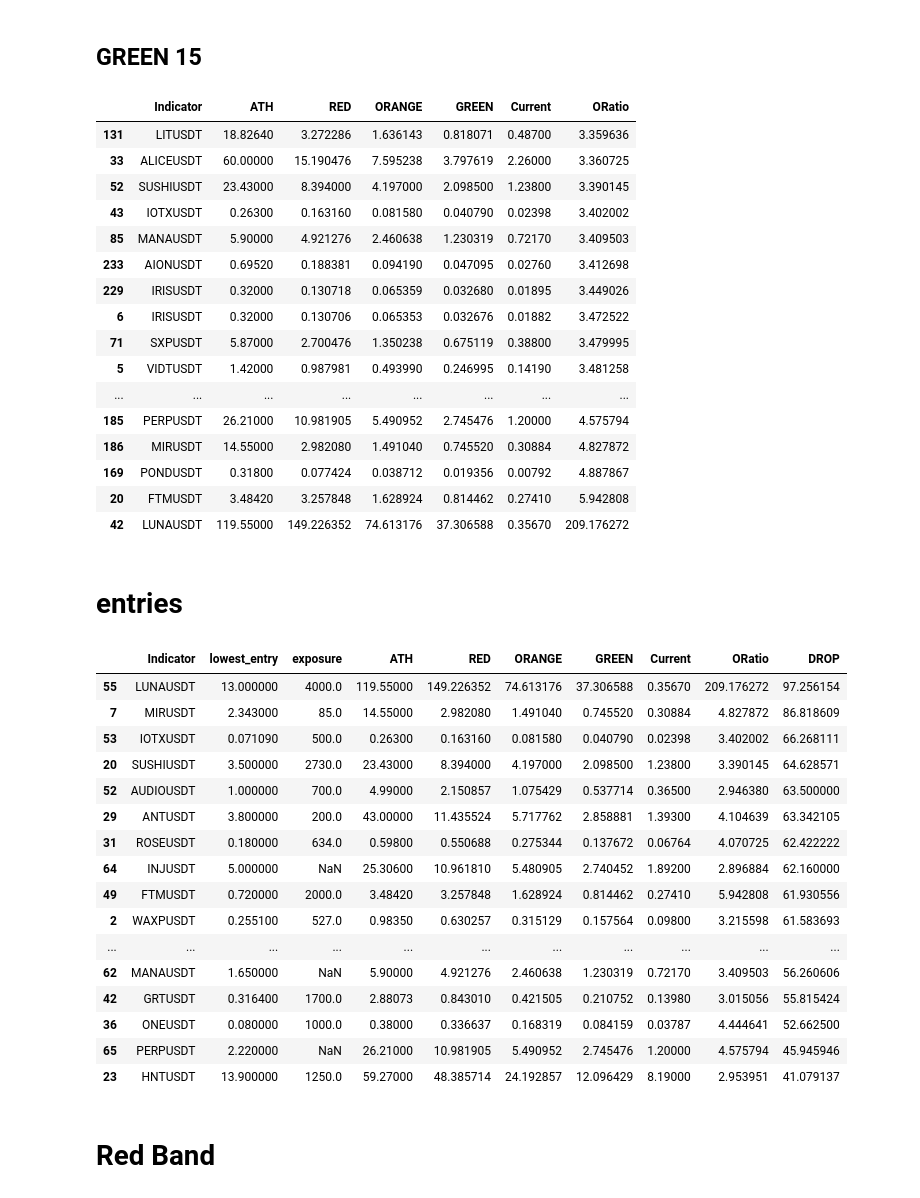
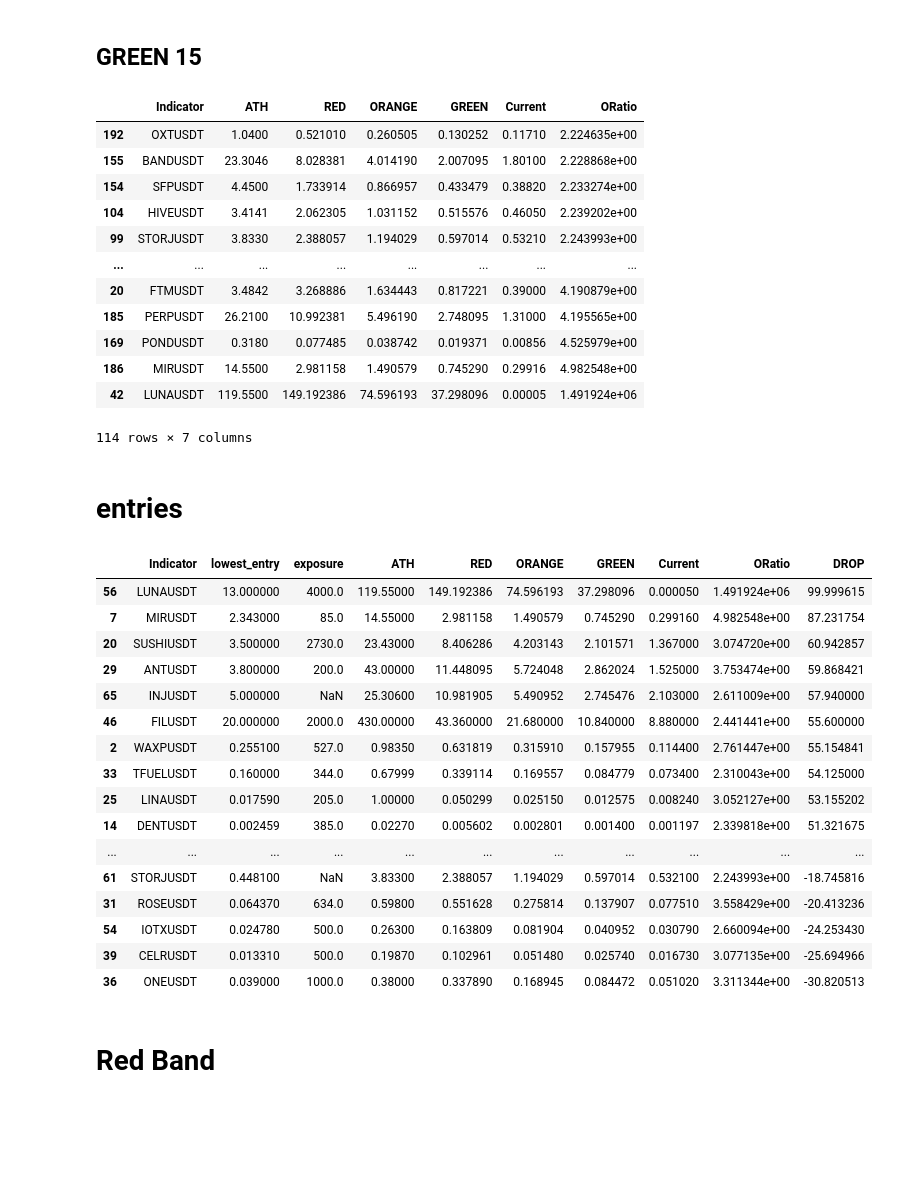
Before and after one commit to hjabbour/ML, a Jupyter notebook: Easyband-Entries.ipynb, the cells around one changed output. Saved outputs shown, nothing was run; the diff lists cells and outputs as text; code cells hidden in the pictures; blank space fills up the shorter version.

```diff
--- a/Easyband-Entries.ipynb
+++ b/Easyband-Entries.ipynb
@@ -339,7 +340,7 @@ test
 display = display.loc[:]
 display['ORatio'] = display['ORANGE']/display['Current']
 #display = display.loc[display.Current < display.GREEN*1.05]
-display = display.loc[display.Current < display.GREEN*0.6]
+display = display.loc[display.Current < display.GREEN*0.9]
 
 #display = display.loc[display['CLOSERATIO']> 0.01]
 display
@@ -347,28 +348,24 @@ display
 #display
 # %% [output]
 |  | Indicator | ATH | RED | ORANGE | GREEN | Current | ORatio |
-| 131 | LITUSDT | 18.82640 | 3.272286 | 1.636143 | 0.818071 | 0.48700 | 3.359636 |
-| 33 | ALICEUSDT | 60.00000 | 15.190476 | 7.595238 | 3.797619 | 2.26000 | 3.360725 |
-| 52 | SUSHIUSDT | 23.43000 | 8.394000 | 4.197000 | 2.098500 | 1.23800 | 3.390145 |
-| 43 | IOTXUSDT | 0.26300 | 0.163160 | 0.081580 | 0.040790 | 0.02398 | 3.402002 |
-| 85 | MANAUSDT | 5.90000 | 4.921276 | 2.460638 | 1.230319 | 0.72170 | 3.409503 |
-| 233 | AIONUSDT | 0.69520 | 0.188381 | 0.094190 | 0.047095 | 0.02760 | 3.412698 |
-| 229 | IRISUSDT | 0.32000 | 0.130718 | 0.065359 | 0.032680 | 0.01895 | 3.449026 |
-| 6 | IRISUSDT | 0.32000 | 0.130706 | 0.065353 | 0.032676 | 0.01882 | 3.472522 |
-| 71 | SXPUSDT | 5.87000 | 2.700476 | 1.350238 | 0.675119 | 0.38800 | 3.479995 |
-| 5 | VIDTUSDT | 1.42000 | 0.987981 | 0.493990 | 0.246995 | 0.14190 | 3.481258 |
+| 192 | OXTUSDT | 1.0400 | 0.521010 | 0.260505 | 0.130252 | 0.11710 | 2.224635e+00 |
+| 155 | BANDUSDT | 23.3046 | 8.028381 | 4.014190 | 2.007095 | 1.80100 | 2.228868e+00 |
+| 154 | SFPUSDT | 4.4500 | 1.733914 | 0.866957 | 0.433479 | 0.38820 | 2.233274e+00 |
+| 104 | HIVEUSDT | 3.4141 | 2.062305 | 1.031152 | 0.515576 | 0.46050 | 2.239202e+00 |
+| 99 | STORJUSDT | 3.8330 | 2.388057 | 1.194029 | 0.597014 | 0.53210 | 2.243993e+00 |
 | ... | ... | ... | ... | ... | ... | ... | ... |
-| 185 | PERPUSDT | 26.21000 | 10.981905 | 5.490952 | 2.745476 | 1.20000 | 4.575794 |
-| 186 | MIRUSDT | 14.55000 | 2.982080 | 1.491040 | 0.745520 | 0.30884 | 4.827872 |
-| 169 | PONDUSDT | 0.31800 | 0.077424 | 0.038712 | 0.019356 | 0.00792 | 4.887867 |
-| 20 | FTMUSDT | 3.48420 | 3.257848 | 1.628924 | 0.814462 | 0.27410 | 5.942808 |
-| 42 | LUNAUSDT | 119.55000 | 149.226352 | 74.613176 | 37.306588 | 0.35670 | 209.176272 |
+| 20 | FTMUSDT | 3.4842 | 3.268886 | 1.634443 | 0.817221 | 0.39000 | 4.190879e+00 |
+| 185 | PERPUSDT | 26.2100 | 10.992381 | 5.496190 | 2.748095 | 1.31000 | 4.195565e+00 |
+| 169 | PONDUSDT | 0.3180 | 0.077485 | 0.038742 | 0.019371 | 0.00856 | 4.525979e+00 |
+| 186 | MIRUSDT | 14.5500 | 2.981158 | 1.490579 | 0.745290 | 0.29916 | 4.982548e+00 |
+| 42 | LUNAUSDT | 119.5500 | 149.192386 | 74.596193 | 37.298096 | 0.00005 | 1.491924e+06 |
+114 rows × 7 columns
 # %% [markdown]
 # entries
 # %%
 
 #entrylist =[['ANKRUSDT',0.07684],['AVAXUSDT',57],['WAXPUSDT',0.3818],['REEFUSDT',0.01131],['LINKUSDT',14.15],['ARUSDT',30],['ATOMUSDT',23],['MIRUSDT',2.343],['ALGOUSDT',0.909],['ZRXUSDT',0.60],['XTZUSDT',2.856],['KSMUSDT',163],['NEARUSDT',14],['WINUSDT',0.0003138],['CELRUSDT',0.05063],['DENTUSDT',0.002459],['LRCUSDT',0.7047],['CRVUSDT',3.529],['IMXUSDT',2.709],['SCRTUSDT',5],['RENUSDT',0.2547],['SUSHIUSDT',4.522],['CAKEUSDT',11.24],['XLMUSDT',0.2109],['HNTUSDT',30],['OMGUSDT',4.5],['LINAUSDT',0.024],['MIRUSDT',2.343],['FLUXUSDT',1.523]]
-entrylist =[['ANKRUSDT',0.05415],['AVAXUSDT',57],['WAXPUSDT',0.2551],['REEFUSDT',0.00806],['LINKUSDT',12],['ARUSDT',23],['ATOMUSDT',18],['MIRUSDT',2.343],['ALGOUSDT',0.63],['ZRXUSDT',0.50],['XTZUSDT',2.856],['KSMUSDT',115],['NEARUSDT',10.320],['WINUSDT',0.00025],['DENTUSDT',0.002459],['LRCUSDT',0.677],['CRVUSDT',2.12],['IMXUSDT',1.30],['SCRTUSDT',3.7],['RENUSDT',0.3047],['SUSHIUSDT',3.5],['CAKEUSDT',11.24],['XLMUSDT',0.2109],['HNTUSDT',13.9],['OMGUSDT',4.5],['LINAUSDT',0.01759],['FLUXUSDT',1.523],['SRMUSDT',1.8],['VTHOUSDT',0.0031],['ANTUSDT',3.8],['RAYUSDT',2.5],['ROSEUSDT',0.18],['MOVRUSDT',33.7],['TFUELUSDT',0.16],['GLMRUSDT',2.311],['COTIUSDT',0.2],['ONEUSDT',0.08],['VETUSDT',0.05138],['RUNEUSDT',3.709],['CELRUSDT',0.034063],['ONTUSDT',0.4652],['GALAUSDT',0.17],['GRTUSDT',0.3164],['DOTUSDT',15],['ZILUSDT',0.04410],['FILUSDT',20],['SCUSDT',0.011],['MATICUSDT',1.4],['FTMUSDT',0.72],['BANDUSDT',3.6],['1INCHUSDT',1.3],['AUDIOUSDT',1.0],['IOTXUSDT','0.07109'],['CTSIUSDT','0.32'],['LUNAUSDT','13'],['SOLUSDT','35'],['MINAUSDT','1.96'],['BTCUSDT','39000'],['ADAUSDT','0.86'],['STORJUSDT','1.05'],['THETAUSDT','2.8'],['MANAUSDT','1.65'],['PAXGUSDT','1785'],['INJUSDT','5'],['PERPUSDT','2.22']]
+entrylist =[['ANKRUSDT',0.05415],['AVAXUSDT',57],['WAXPUSDT',0.2551],['REEFUSDT',0.00806],['LINKUSDT',12],['ARUSDT',23],['ATOMUSDT',9.75],['MIRUSDT',2.343],['ALGOUSDT',0.63],['ZRXUSDT',0.50],['XTZUSDT',2.856],['KSMUSDT',115],['NEARUSDT',10.320],['WINUSDT',0.00025],['DENTUSDT',0.002459],['LRCUSDT',0.677],['CRVUSDT',2.12],['IMXUSDT',1.30],['SCRTUSDT',3.7],['RENUSDT',0.3047],['SUSHIUSDT',3.5],['CAKEUSDT',11.24],['XLMUSDT',0.2109],['HNTUSDT',13.9],['OMGUSDT',4.5],['LINAUSDT',0.01759],['FLUXUSDT',1.523],['SRMUSDT',1.8],['VTHOUSDT',0.0031],['ANTUSDT',3.8],['RAYUSDT',2.5],['ROSEUSDT',0.06437],['MOVRUSDT',33.7],['TFUELUSDT',0.16],['GLMRUSDT',2.311],['COTIUSDT',0.2],['ONEUSDT',0.039],['VETUSDT',0.05138],['RUNEUSDT',3.709],['CELRUSDT',0.01331],['ONTUSDT',0.4652],['GALAUSDT',0.17],['GRTUSDT',0.3164],['DOTUSDT',15],['ZILUSDT',0.04410],['FILUSDT',20],['SCUSDT',0.011],['MATICUSDT',1.4],['FTMUSDT',0.72],['BANDUSDT',3.6],['1INCHUSDT',1.3],['AUDIOUSDT',0.375],['IOTXUSDT','0.02478'],['CTSIUSDT','0.32'],['LUNAUSDT','13'],['SOLUSDT','35'],['MINAUSDT','1.96'],['BTCUSDT','39000'],['ADAUSDT','0.86'],['STORJUSDT','0.4481'],['THETAUSDT','2.8'],['MANAUSDT','1.65'],['PAXGUSDT','1785'],['INJUSDT','5'],['PERPUSDT','2.22']]
 exposurelist =[['ANKRUSDT',311],['AVAXUSDT',2850],['WAXPUSDT',527],['REEFUSDT',700],['LINKUSDT',6000],['ARUSDT',2450],['ATOMUSDT',1863],['MIRUSDT',85],['ALGOUSDT',3300],['ZRXUSDT',245],['XTZUSDT',1200],['KSMUSDT',7800],['NEARUSDT',1360],['WINUSDT',285],['DENTUSDT',385],['LRCUSDT',660],['CRVUSDT',323],['IMXUSDT',269],['SCRTUSDT',601],['RENUSDT',684],['SUSHIUSDT',2730],['CAKEUSDT',4000],['XLMUSDT',368],['HNTUSDT',1250],['OMGUSDT',765],['LINAUSDT',205],['FLUXUSDT',224],['SRMUSDT',587],['VTHOUSDT',413],['ANTUSDT',200],['RAYUSDT',100],['ROSEUSDT',634],['MOVRUSDT',500],['TFUELUSDT',344],['GLMRUSDT',400],['COTIUSDT',500],['ONEUSDT',1000],['VETUSDT',500],['RUNEUSDT',750],['CELRUSDT',500],['ONTUSDT',400],['GALAUSDT',650],['GRTUSDT',1700],['DOTUSDT',10000],['ZILUSDT',1000],['FILUSDT',2000],['SCUSDT',200],['MATICUSDT',8000],['FTMUSDT',2000],['BANDUSDT',750],['1INCHUSDT',1000],['AUDIOUSDT',700],['IOTXUSDT',500],['CTSIUSDT',325],['LUNAUSDT','4000'],['SOLUSDT','3000'],['DOTUSDT','10000']]
 startdate = '2021-01-01'
 entries = pd.DataFrame(entrylist, columns =['Indicator', 'lowest_entry'],dtype = float)
@@ -378,49 +375,49 @@ entries.lowest_entry.astype(float)
 indicator_list = entries['Indicator']
 #indicator_list
 #entries
 entries.to_csv("entries.csv")
 
 exposure = pd.DataFrame(exposurelist, columns =['Indicator', 'exposure'],dtype = float)
 exposure
 exposure.exposure.astype(float)
 #indicator_list
 #entries
 exposure.to_csv("exposure.csv")
 
 entries = entries.merge(exposure ,how="left",on="Indicator")
 #entries
 
 fixentries = entries.merge(display ,how='left',on=['Indicator'])
 #fixentries = fixentries.merge(exposure,how='left',on=['Indicator'])
 #fixentries
 #entries1 = entries.merge(fixentries,how='left',on=['Indicator'])
 fixentries = fixentries.dropna(axis=0,subset=['ATH'])
 fixentries=fixentries.drop_duplicates(subset='Indicator',keep='last')
 fixentries.lowest_entry.astype(float)
 fixentries.Current.astype(float)
 
 
 fixentries['DROP'] = ((fixentries.lowest_entry - fixentries.Current)/fixentries.lowest_entry)*100
 fixentries.sort_values(by=['DROP'],ascending=False,inplace = True)
 fixentries
 # %% [output]
 |  | Indicator | lowest_entry | exposure | ATH | RED | ORANGE | GREEN | Current | ORatio | DROP |
-| 55 | LUNAUSDT | 13.000000 | 4000.0 | 119.55000 | 149.226352 | 74.613176 | 37.306588 | 0.35670 | 209.176272 | 97.256154 |
-| 7 | MIRUSDT | 2.343000 | 85.0 | 14.55000 | 2.982080 | 1.491040 | 0.745520 | 0.30884 | 4.827872 | 86.818609 |
-| 53 | IOTXUSDT | 0.071090 | 500.0 | 0.26300 | 0.163160 | 0.081580 | 0.040790 | 0.02398 | 3.402002 | 66.268111 |
-| 20 | SUSHIUSDT | 3.500000 | 2730.0 | 23.43000 | 8.394000 | 4.197000 | 2.098500 | 1.23800 | 3.390145 | 64.628571 |
-| 52 | AUDIOUSDT | 1.000000 | 700.0 | 4.99000 | 2.150857 | 1.075429 | 0.537714 | 0.36500 | 2.946380 | 63.500000 |
-| 29 | ANTUSDT | 3.800000 | 200.0 | 43.00000 | 11.435524 | 5.717762 | 2.858881 | 1.39300 | 4.104639 | 63.342105 |
-| 31 | ROSEUSDT | 0.180000 | 634.0 | 0.59800 | 0.550688 | 0.275344 | 0.137672 | 0.06764 | 4.070725 | 62.422222 |
-| 64 | INJUSDT | 5.000000 | NaN | 25.30600 | 10.961810 | 5.480905 | 2.740452 | 1.89200 | 2.896884 | 62.160000 |
-| 49 | FTMUSDT | 0.720000 | 2000.0 | 3.48420 | 3.257848 | 1.628924 | 0.814462 | 0.27410 | 5.942808 | 61.930556 |
-| 2 | WAXPUSDT | 0.255100 | 527.0 | 0.98350 | 0.630257 | 0.315129 | 0.157564 | 0.09800 | 3.215598 | 61.583693 |
+| 56 | LUNAUSDT | 13.000000 | 4000.0 | 119.55000 | 149.192386 | 74.596193 | 37.298096 | 0.000050 | 1.491924e+06 | 99.999615 |
+| 7 | MIRUSDT | 2.343000 | 85.0 | 14.55000 | 2.981158 | 1.490579 | 0.745290 | 0.299160 | 4.982548e+00 | 87.231754 |
+| 20 | SUSHIUSDT | 3.500000 | 2730.0 | 23.43000 | 8.406286 | 4.203143 | 2.101571 | 1.367000 | 3.074720e+00 | 60.942857 |
+| 29 | ANTUSDT | 3.800000 | 200.0 | 43.00000 | 11.448095 | 5.724048 | 2.862024 | 1.525000 | 3.753474e+00 | 59.868421 |
+| 65 | INJUSDT | 5.000000 | NaN | 25.30600 | 10.981905 | 5.490952 | 2.745476 | 2.103000 | 2.611009e+00 | 57.940000 |
+| 46 | FILUSDT | 20.000000 | 2000.0 | 430.00000 | 43.360000 | 21.680000 | 10.840000 | 8.880000 | 2.441441e+00 | 55.600000 |
+| 2 | WAXPUSDT | 0.255100 | 527.0 | 0.98350 | 0.631819 | 0.315910 | 0.157955 | 0.114400 | 2.761447e+00 | 55.154841 |
+| 33 | TFUELUSDT | 0.160000 | 344.0 | 0.67999 | 0.339114 | 0.169557 | 0.084779 | 0.073400 | 2.310043e+00 | 54.125000 |
+| 25 | LINAUSDT | 0.017590 | 205.0 | 1.00000 | 0.050299 | 0.025150 | 0.012575 | 0.008240 | 3.052127e+00 | 53.155202 |
+| 14 | DENTUSDT | 0.002459 | 385.0 | 0.02270 | 0.005602 | 0.002801 | 0.001400 | 0.001197 | 2.339818e+00 | 51.321675 |
 | ... | ... | ... | ... | ... | ... | ... | ... | ... | ... | ... |
-| 62 | MANAUSDT | 1.650000 | NaN | 5.90000 | 4.921276 | 2.460638 | 1.230319 | 0.72170 | 3.409503 | 56.260606 |
-| 42 | GRTUSDT | 0.316400 | 1700.0 | 2.88073 | 0.843010 | 0.421505 | 0.210752 | 0.13980 | 3.015056 | 55.815424 |
-| 36 | ONEUSDT | 0.080000 | 1000.0 | 0.38000 | 0.336637 | 0.168319 | 0.084159 | 0.03787 | 4.444641 | 52.662500 |
-| 65 | PERPUSDT | 2.220000 | NaN | 26.21000 | 10.981905 | 5.490952 | 2.745476 | 1.20000 | 4.575794 | 45.945946 |
-| 23 | HNTUSDT | 13.900000 | 1250.0 | 59.27000 | 48.385714 | 24.192857 | 12.096429 | 8.19000 | 2.953951 | 41.079137 |
+| 61 | STORJUSDT | 0.448100 | NaN | 3.83300 | 2.388057 | 1.194029 | 0.597014 | 0.532100 | 2.243993e+00 | -18.745816 |
+| 31 | ROSEUSDT | 0.064370 | 634.0 | 0.59800 | 0.551628 | 0.275814 | 0.137907 | 0.077510 | 3.558429e+00 | -20.413236 |
+| 54 | IOTXUSDT | 0.024780 | 500.0 | 0.26300 | 0.163809 | 0.081904 | 0.040952 | 0.030790 | 2.660094e+00 | -24.253430 |
+| 39 | CELRUSDT | 0.013310 | 500.0 | 0.19870 | 0.102961 | 0.051480 | 0.025740 | 0.016730 | 3.077135e+00 | -25.694966 |
+| 36 | ONEUSDT | 0.039000 | 1000.0 | 0.38000 | 0.337890 | 0.168945 | 0.084472 | 0.051020 | 3.311344e+00 | -30.820513 |
 # %% [markdown]
 # Red Band
 # %%
```
Also changed, not shown: parts of 9 cells of this notebook, 4 other files.
